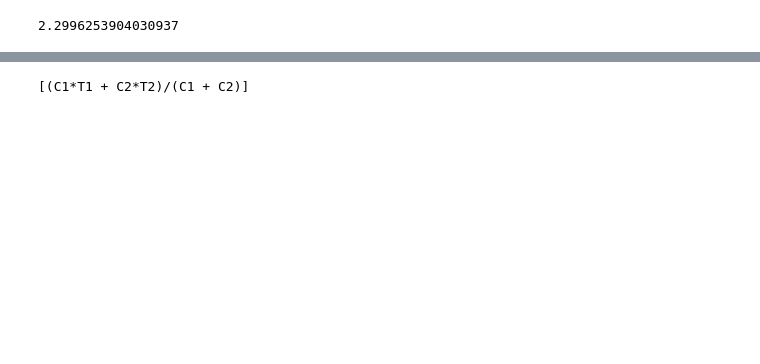
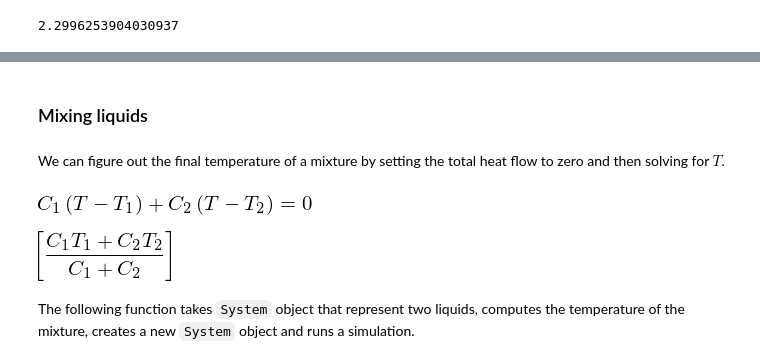
Before and after one commit to AllenDowney/ModSimPy, a Jupyter notebook: code/chap07soln.ipynb, the cells around one changed output, grey strips where cells are left out. Cells and saved outputs as stored; diff of their text form; code cells hidden in the pictures; blank space fills up the shorter version.

```diff
--- a/code/chap07soln.ipynb
+++ b/code/chap07soln.ipynb
@@ -219,11 +280,22 @@ Saving figure to file chap07-fig01.pdf
+# %% [markdown]
+### Mixing liquids
+# %% [markdown]
+We can figure out the final temperature of a mixture by setting the total heat flow to zero and then solving for $T$.
 # %%
+sympy.init_printing()
+
 from sympy import symbols, Eq, solve
 
 C1, C2, T1, T2, T = symbols('C1 C2 T1 T2 T')
 
 eq = Eq(C1 * (T - T1) + C2 * (T - T2), 0)
-
-solve(eq, T)
+eq
 # %% [output]
-[(C1*T1 + C2*T2)/(C1 + C2)]
+[figure, added]
+# %%
+solve(eq, T)
+# %% [output]
+[figure, added]
+# %% [markdown]
+The following function takes `System` object that represent two liquids, computes the temperature of the mixture, creates a new `System` object and runs a simulation.
 # %%
```
Also changed, not shown: parts of 94 cells of this notebook, 5 other files.
